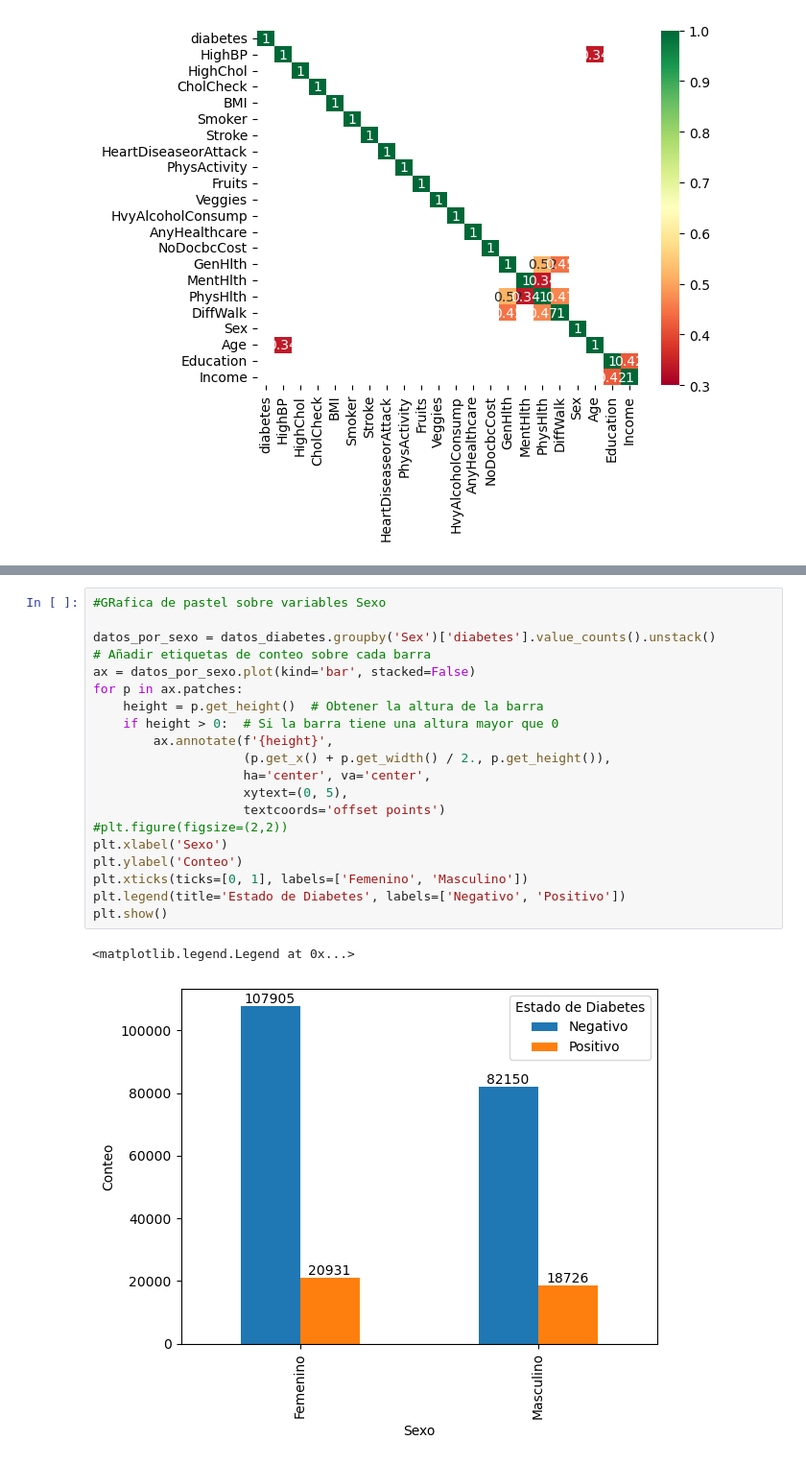
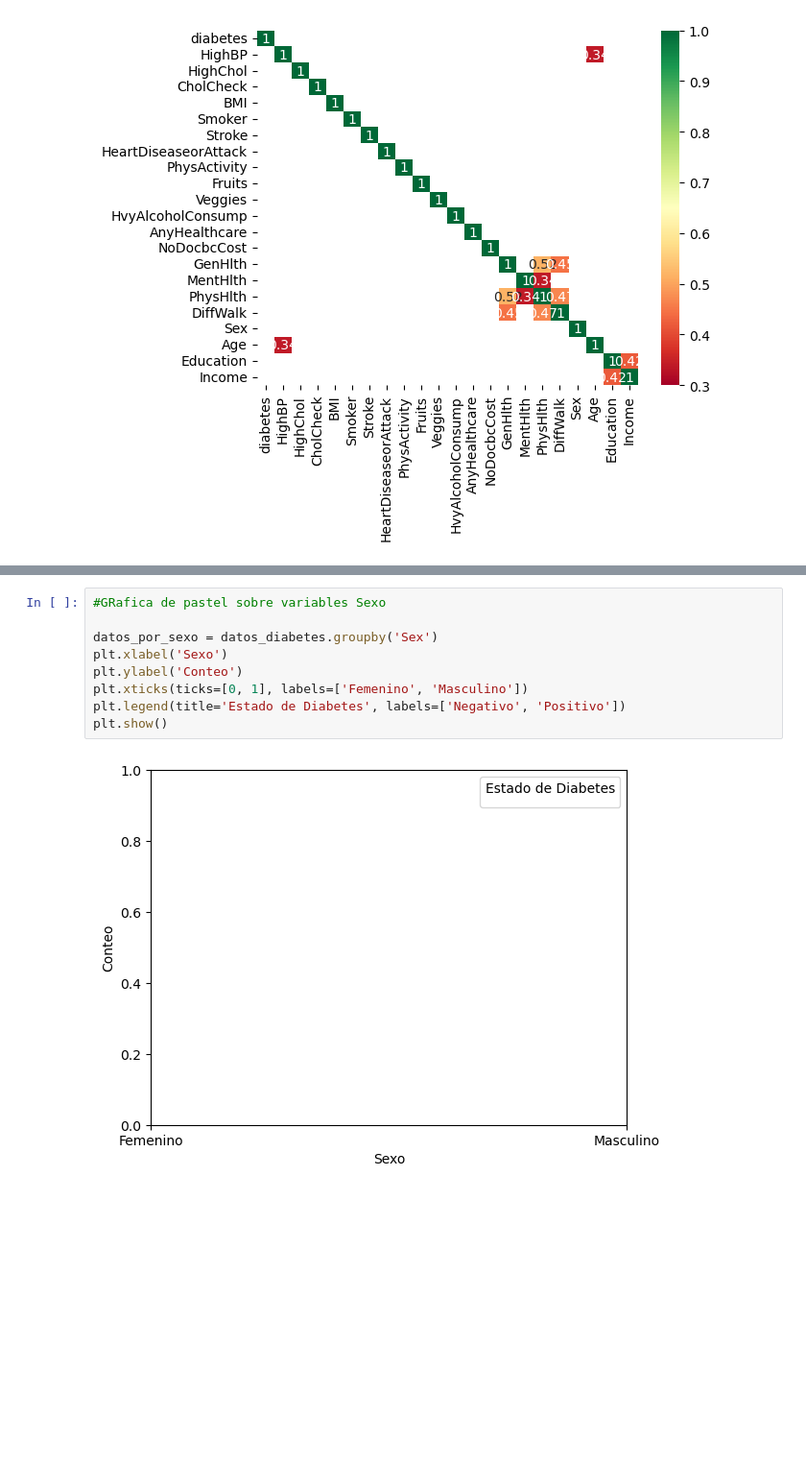
Before and after one commit to juanlt9905/machineLearning2025, a Jupyter notebook: exploracion_de_datos.ipynb, the cells around one changed output, grey strips where cells are left out. Shown at 96% size. Saved outputs shown, nothing was run; the diff lists cells and outputs as text; blank space fills up the shorter version.

```diff
--- a/exploracion_de_datos.ipynb
+++ b/exploracion_de_datos.ipynb
@@ -193,26 +284,14 @@ plt.show()
 # %%
 #GRafica de pastel sobre variables Sexo
 
-datos_por_sexo = datos_diabetes.groupby('Sex')['diabetes'].value_counts().unstack()
-# Añadir etiquetas de conteo sobre cada barra
-ax = datos_por_sexo.plot(kind='bar', stacked=False)
-for p in ax.patches:
-    height = p.get_height()  # Obtener la altura de la barra
-    if height > 0:  # Si la barra tiene una altura mayor que 0
-        ax.annotate(f'{height}',
-                    (p.get_x() + p.get_width() / 2., p.get_height()),
-                    ha='center', va='center',
-                    xytext=(0, 5),
-                    textcoords='offset points')
-#plt.figure(figsize=(2,2))
+datos_por_sexo = datos_diabetes.groupby('Sex')
 plt.xlabel('Sexo')
 plt.ylabel('Conteo')
 plt.xticks(ticks=[0, 1], labels=['Femenino', 'Masculino'])
 plt.legend(title='Estado de Diabetes', labels=['Negativo', 'Positivo'])
 plt.show()
 # %% [output]
-<matplotlib.legend.Legend at 0x...>
-[figure, old version]
+[figure, new version]
 # %%
 # Crear una figura con dos subgráficos en una fila
 rango_min = 0.3
```
Also changed, not shown: parts of 15 cells of this notebook, 4 other files.
